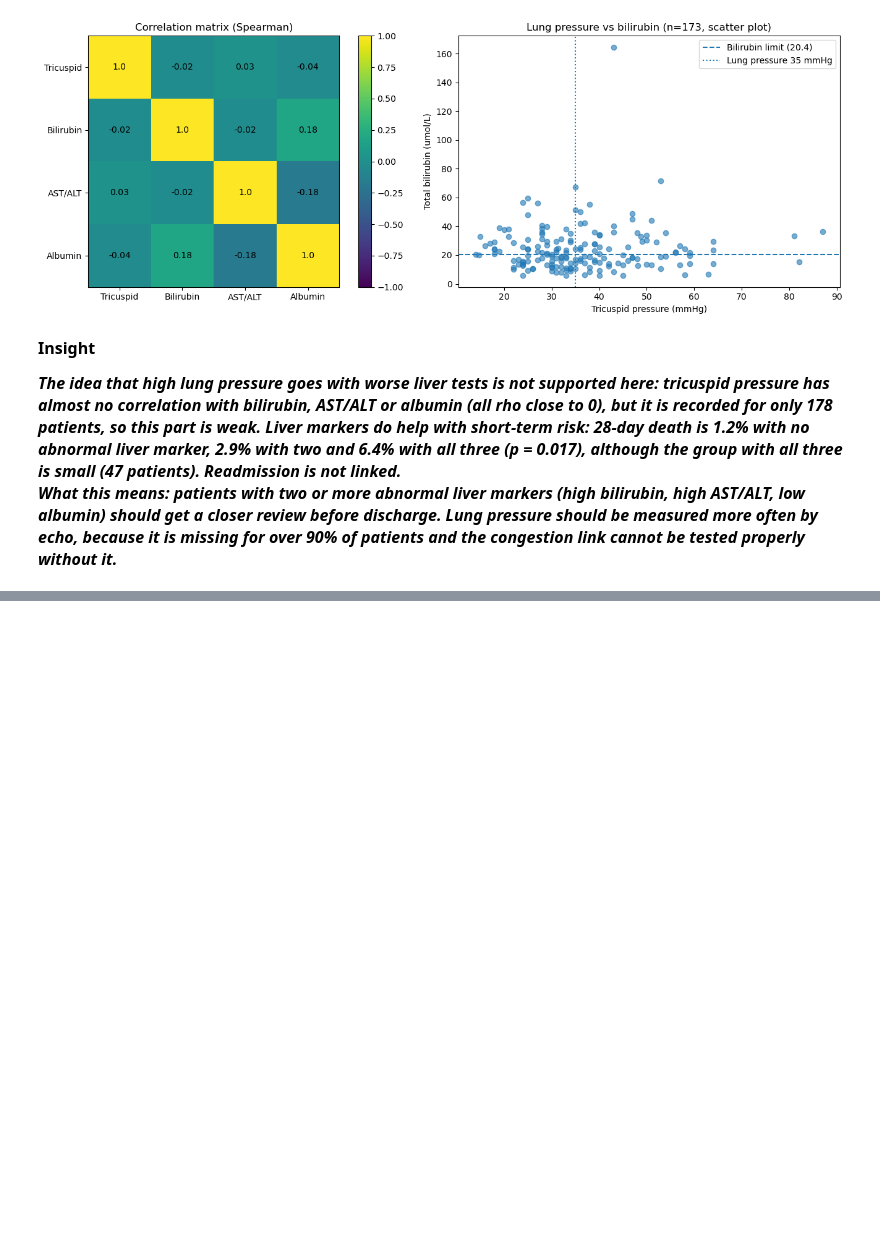
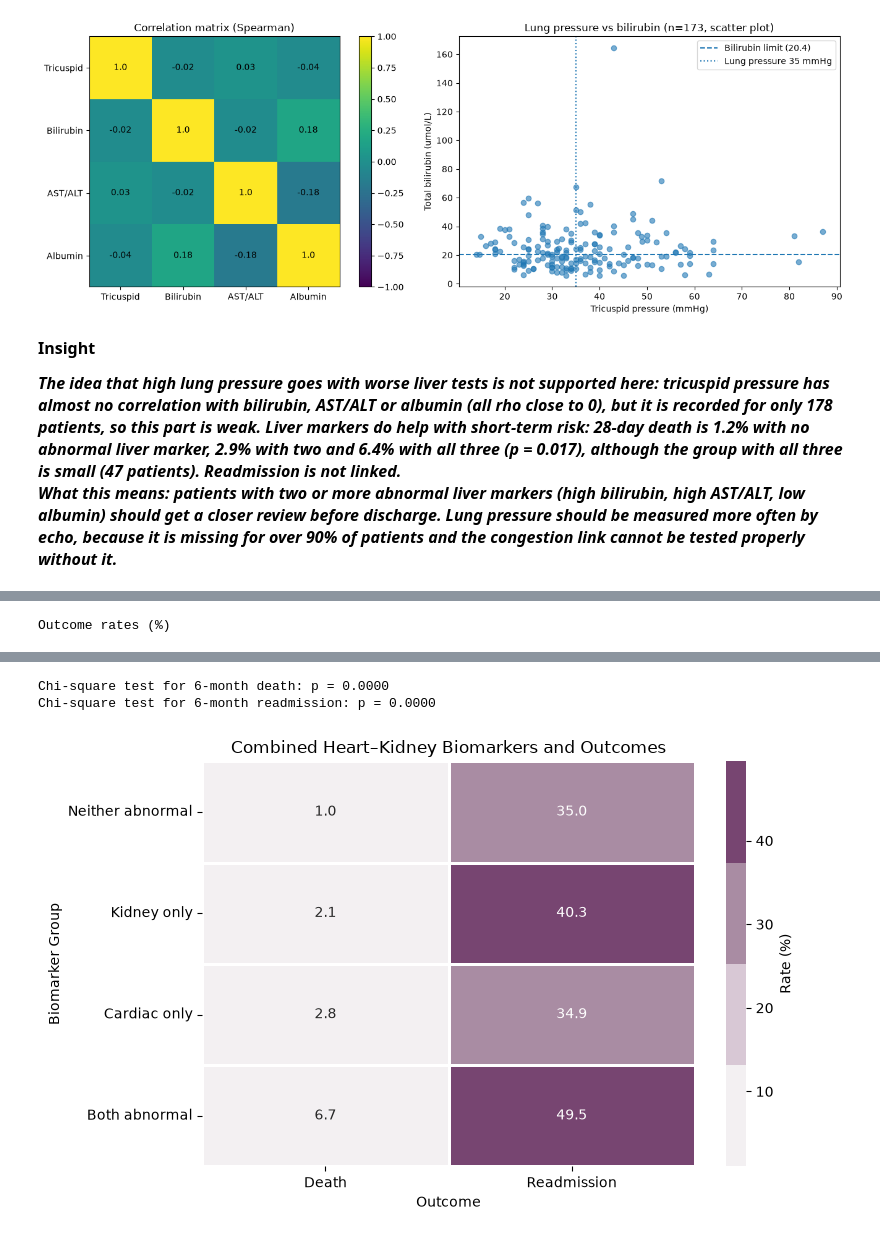
Before and after one commit to SaranyaShanmugam2026/Team2_PythonPioneers_PythonHackathon_Sep_2026, a Jupyter notebook: Team2_PythonPioneers_3.1.Prescriptive_Analysis.ipynb, the cells around one changed output, grey strips where cells are left out. Saved outputs shown, nothing was run; the diff lists cells and outputs as text; code cells hidden in the pictures; blank space fills up the shorter version.

```diff
--- a/Team2_PythonPioneers_3.1.Prescriptive_Analysis.ipynb
+++ b/Team2_PythonPioneers_3.1.Prescriptive_Analysis.ipynb
@@ -581,0 +785,73 @@ plt.show()
+# %%
+# Biomarkers
+kidney = "creatinine_enzymatic_method"
+cardiac = "brain_natriuretic_peptide"
+
+# Keep patients with both biomarkers available
+temp = df[[kidney, cardiac,
+           "death_within_6_months",
+           "re_admission_within_6_months"]].dropna(
+    subset=[kidney, cardiac]
+)
+
+# Abnormal kidney = creatinine above the normal limit (110 umol/L, data dictionary)
+# Abnormal cardiac = BNP 708 or more (the level where death risk rose in Q1; 93% of patients are above the normal limit of 100)
+kidney_high = temp[kidney] > 110
+cardiac_high = temp[cardiac] >= 708
+
+# Create 4 groups
+temp["Group"] = "Neither abnormal"
+temp.loc[kidney_high & ~cardiac_high, "Group"] = "Kidney only"
+temp.loc[~kidney_high & cardiac_high, "Group"] = "Cardiac only"
+temp.loc[kidney_high & cardiac_high, "Group"] = "Both abnormal"
+
+# Outcomes
+temp["Death"] = temp["death_within_6_months"] == 1
+temp["Readmission"] = temp["re_admission_within_6_months"] == 1
+
+# Calculate outcome rates
+results = temp.groupby("Group")[["Death", "Readmission"]].mean() * 100
+
+# Put groups in logical order
+order = [
+    "Neither abnormal",
+    "Kidney only",
+    "Cardiac only",
+    "Both abnormal"
+]
+
+results = results.reindex(order)
+results["Patients"] = temp["Group"].value_counts().reindex(order)
+
+print("Outcome rates (%)")
+display(results.round(1))
+
+# Statistical tests
+for outcome in ["Death", "Readmission"]:
+    table = pd.crosstab(temp["Group"], temp[outcome])
+    chi2, p_value, dof, expected = chi2_contingency(table)
+    print(f"Chi-square test for 6-month {outcome.lower()}: p = {p_value:.4f}")
+
+# Heatmap
+plt.figure(figsize=(8, 5))
+
+sns.heatmap(
+    results[["Death", "Readmission"]],
+    annot=True,
+    fmt=".1f",
+    cmap=sns.color_palette(
+        ["#f3f0f2", "#d8c8d5", "#a98ca3", "#774571"],
+        as_cmap=True
+    ),
+    linewidths=1,
+    cbar_kws={"label": "Rate (%)"}
+)
+
+plt.title("Combined Heart–Kidney Biomarkers and Outcomes")
+plt.xlabel("Outcome")
+plt.ylabel("Biomarker Group")
+
+plt.tight_layout()
+plt.show()
+# %% [output]
+Outcome rates (%)
@@ -581,0 +864,3 @@ plt.show()
+Chi-square test for 6-month death: p = 0.0000
+Chi-square test for 6-month readmission: p = 0.0000
+[figure, added]
```
Also changed, not shown: parts of 28 cells of this notebook.
